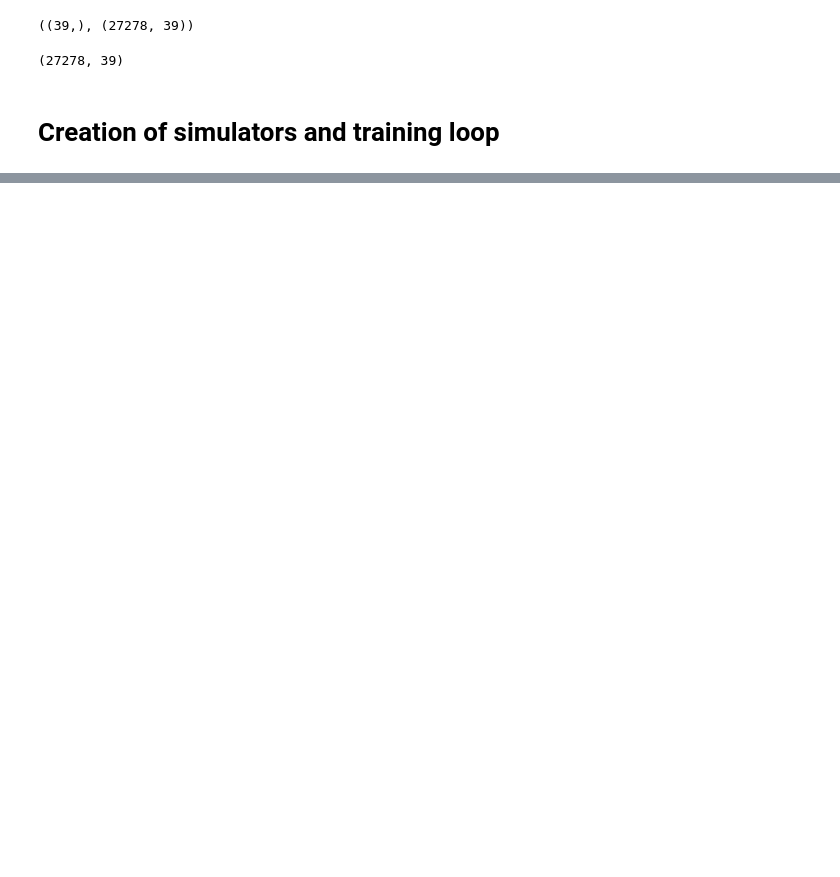
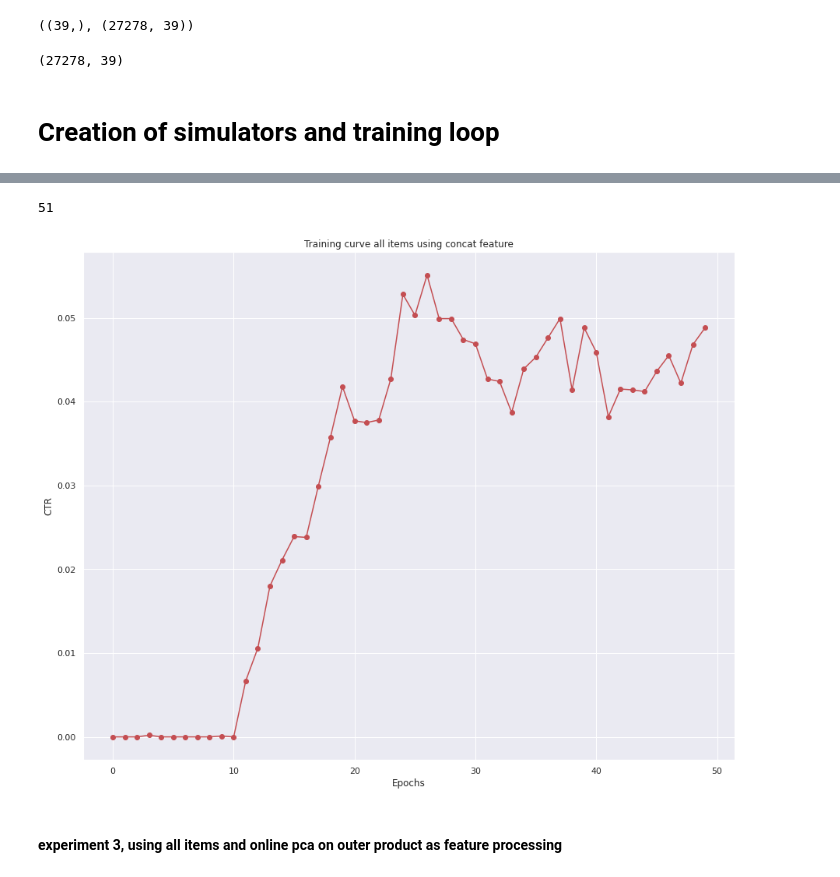
Before and after one commit to HikkaV/LinUCB-Movilens, a Jupyter notebook: notebooks/linucb_movielens_online.ipynb, the cells around one changed output, grey strips where cells are left out. Cells and saved outputs as stored; diff of their text form; code cells hidden in the pictures; blank space fills up the shorter version.

```diff
--- a/notebooks/linucb_movielens_online.ipynb
+++ b/notebooks/linucb_movielens_online.ipynb
@@ -307,0 +425,14 @@ KeyboardInterrupt:
+# %%
+step = 10000
+train_curve_concat_all = [np.mean(reward_all_items_concat[i:i+step]) for i in range(0,len(reward_all_items_concat)+step, step)]
+plt.figure(figsize=(15,12))
+plt.plot(train_curve_concat_all, 'or')
+plt.plot(train_curve_concat_all, 'r')
+plt.title('Training curve all items using concat feature')
+plt.ylabel('CTR')
+plt.xlabel('Epochs');
+# %% [output]
+51
+[figure, added]
+# %% [markdown]
+#### experiment 3, using all items and online pca on outer product as feature processing
```
Also changed, not shown: parts of 70 cells of this notebook.
